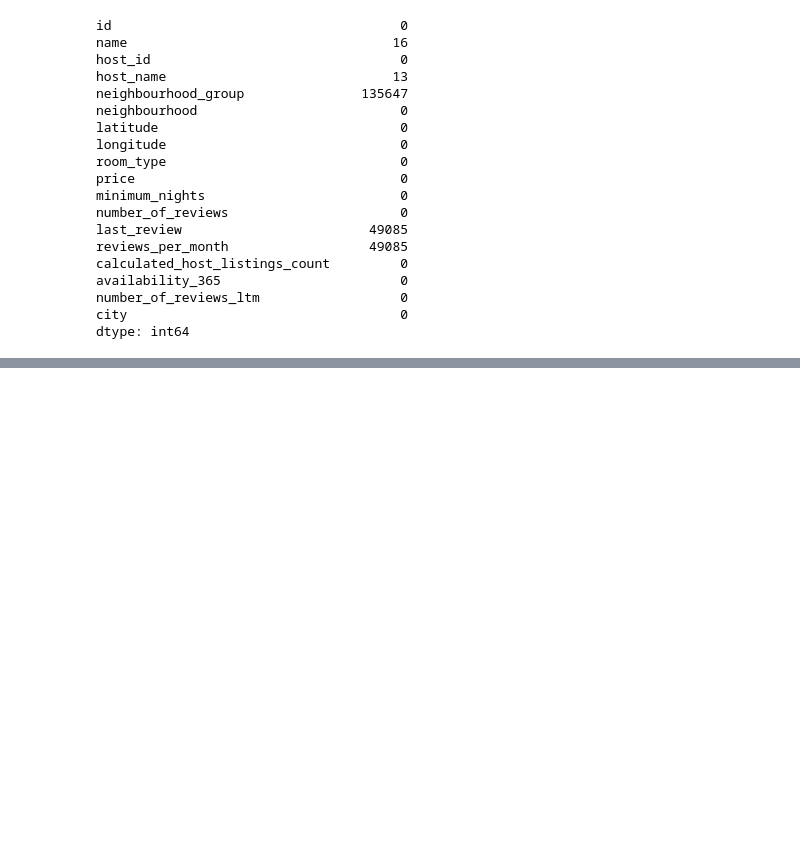
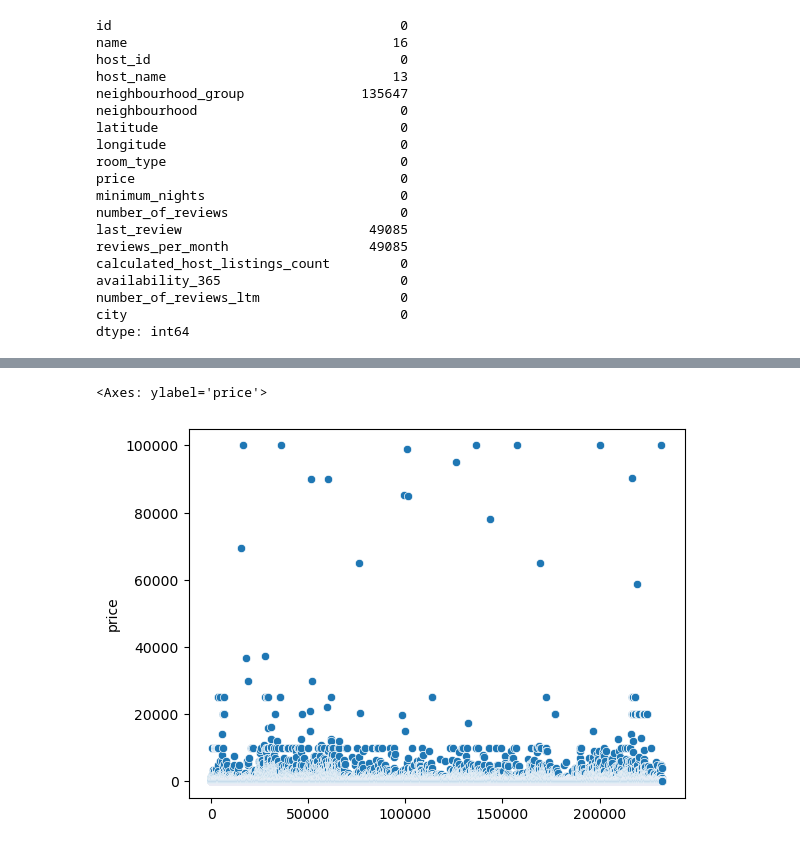
Before and after one commit to flo-shi/BNB-Price-Prediction, a Jupyter notebook: prediction.ipynb, the cells around one changed output, grey strips where cells are left out. Drawn from its saved outputs; the diff is of its cells as text; code cells hidden in the pictures; blank space fills up the shorter version.

```diff
--- a/prediction.ipynb
+++ b/prediction.ipynb
@@ -143,0 +165,7 @@ plt.show()
+# %%
+# Scatter plots
+
+sns.scatterplot(df['price'])
+# %% [output]
+<Axes: ylabel='price'>
+[figure, added]
```
Also changed, not shown: parts of 9 cells of this notebook.
